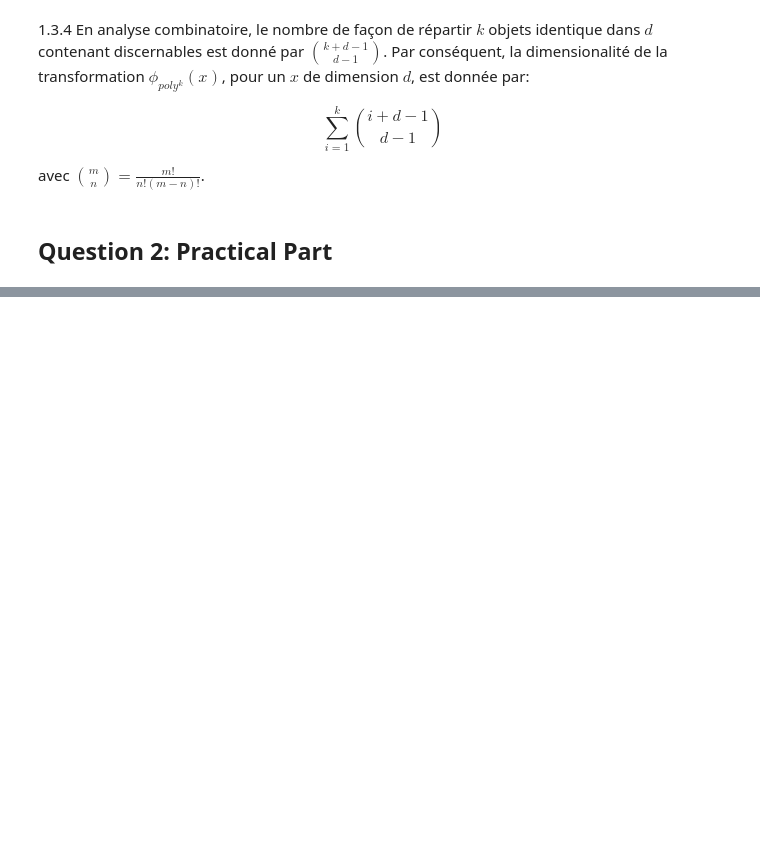
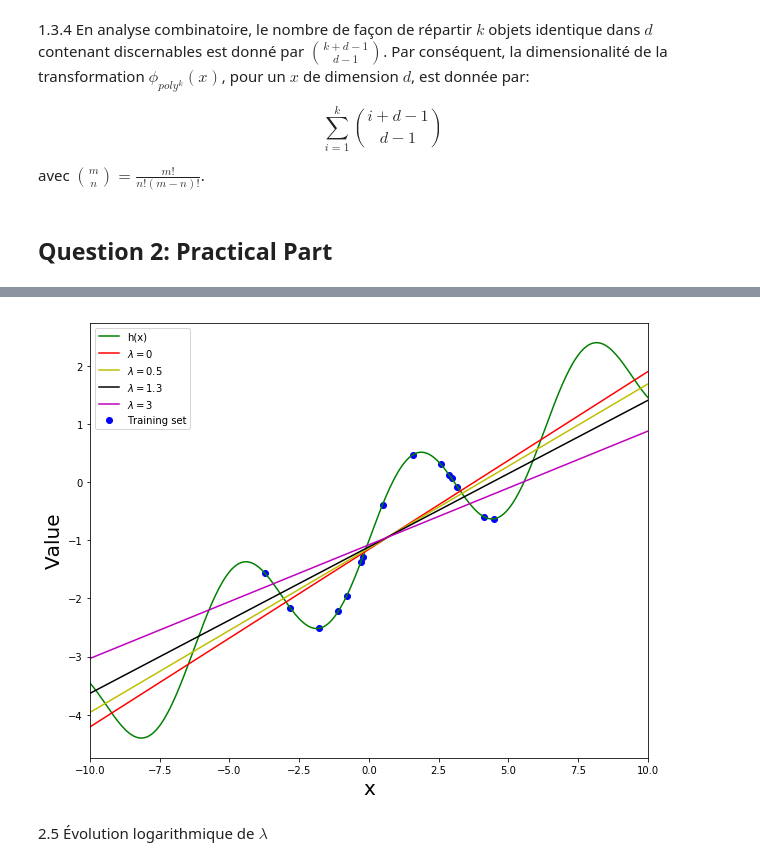
Before and after one commit to OMalenfantThuot/fondements_apprentissage_machine, a Jupyter notebook: Devoir02/Devoir2.ipynb, the cells around one changed output, grey strips where cells are left out. Drawn from its saved outputs; the diff is of its cells as text; code cells hidden in the pictures; blank space fills up the shorter version.

```diff
--- a/Devoir02/Devoir2.ipynb
+++ b/Devoir02/Devoir2.ipynb
@@ -211,0 +254,32 @@ class Regression_gradient:
+# %%
+Reg_null_lambda = Regression_gradient(Lambda = 0, maxiter=50)
+Reg_null_lambda.train(data_x,data_h)
+Reg_small_lambda = Regression_gradient(Lambda = 0.5, maxiter=50)
+Reg_small_lambda.train(data_x,data_h)
+Reg_medium_lambda = Regression_gradient(Lambda = 1.3, maxiter=50)
+Reg_medium_lambda.train(data_x,data_h)
+Reg_large_lambda = Regression_gradient(Lambda = 3, maxiter=50)
+Reg_large_lambda.train(data_x,data_h)
+# %%
+fig, ax = plt.subplots(figsize = (10, 8))
+
+x_points = np.linspace(-10, 10, 300).reshape(300,1)
+
+ax.scatter(data_x, data_h, c = 'b', label = 'Training set')
+ax.plot(x_points, h(x_points), c = 'g', label = 'h(x)')
+ax.plot(x_points, Reg_null_lambda.predict(x_points), c = 'r', label = '$\lambda = 0$')
+ax.plot(x_points, Reg_small_lambda.predict(x_points), c = 'y', label = '$\lambda = 0.5$')
+ax.plot(x_points, Reg_medium_lambda.predict(x_points), c = 'k', label = '$\lambda = 1.3$')
+ax.plot(x_points, Reg_large_lambda.predict(x_points), c = 'm', label = '$\lambda = 3$')
+ax.set_xlim(-10, 10)
+ax.set_xlabel('x')
+ax.set_ylabel('Value')
+ax.xaxis.label.set_fontsize(20)
+ax.yaxis.label.set_fontsize(20)
+ax.legend()
+plt.show()
+plt.close()
+# %% [output]
+[figure, added]
+# %% [markdown]
+2.5 Évolution logarithmique de $\lambda$
```
Also changed, not shown: parts of 19 cells of this notebook, 1 other file.
